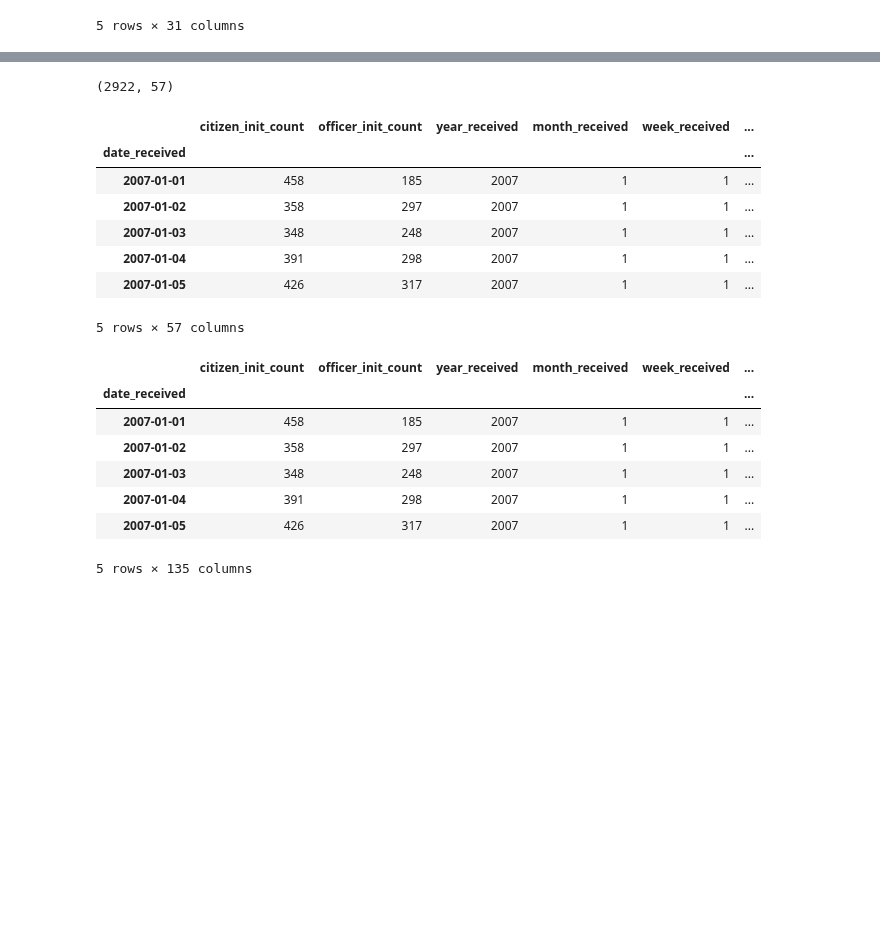
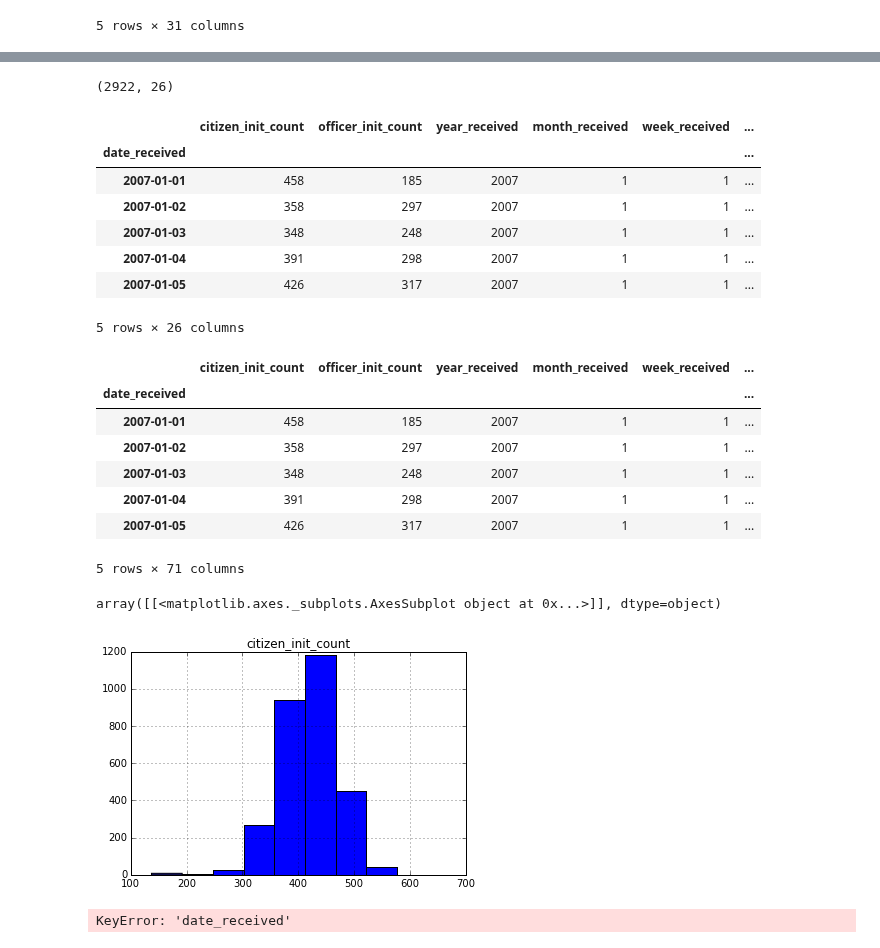
Before and after one commit to shihabhasan/call-for-service, a Jupyter notebook: working_files/notebooks/Time Series Analysis.ipynb, the cells around one changed output, grey strips where cells are left out. Cells and saved outputs as stored; diff of their text form; code cells hidden in the pictures; blank space fills up the shorter version.

Commit message:
Fix issues with DPD 2007-2014 forecast data

```diff
--- a/working_files/notebooks/Time Series Analysis.ipynb
+++ b/working_files/notebooks/Time Series Analysis.ipynb
@@ -858,7 +860,7 @@ forecast_df.head()
 | 2009-12-27 | 53 | 29.22 | 0.15 | 28.22 | 0.67 | 0 | 0.35 | ... |
 | 2013-02-13 | 48.72 | 38.79 | 0.9 | 41.74 | 0.88 | 1 | 0.12 | ... |
 # %%
-df = dpd_count_df.join(weather_df).join(forecast_df)
+df = dpd_count_df.join(forecast_df)#.join(weather_df)
 
 # Some of these categorical variables use Nones instead of 0 values.  Just replace those with 0s.
 # Also convert everything to an int, since it came in as a string.
@@ -869,7 +871,7 @@ df = df.convert_objects(convert_numeric=True)
 print(df.shape)
 df.head()
 # %% [output]
-(2922, 57)
+(2922, 26)
 |  | citizen_init_count | officer_init_count | year_received | month_received | week_received | ... |
 | date_received |  |  |  |  |  | ... |
 | 2007-01-01 | 458 | 185 | 2007 | 1 | 1 | ... |
@@ -877,7 +879,7 @@ df.head()
 | 2007-01-03 | 348 | 248 | 2007 | 1 | 1 | ... |
 | 2007-01-04 | 391 | 298 | 2007 | 1 | 1 | ... |
 | 2007-01-05 | 426 | 317 | 2007 | 1 | 1 | ... |
-5 rows × 57 columns
+5 rows × 26 columns
 # %%
 def quartile(x):
     for cutoff, val in (
@@ -888,38 +890,46 @@ def quartile(x):
             return val
     return 4
 
-continuous_cols = ['AWND', 'PRCP', 'SNOW', 'SNWD', 'TAVG', 'TMAX', 'TMIN', 'WDF2', 'WDF5', 'WSF2', 'WSF5',
+# We're not gonna use historical data anymore, since we can't forecast with it
+continuous_cols = [ #'AWND', 'PRCP', 'SNOW', 'SNWD', 'TAVG', 'TMAX', 'TMIN', 'WDF2', 'WDF5', 'WSF2', 'WSF5'
                   'apparentTemperatureMax', 'apparentTemperatureMin', 'cloudCover', 'dewPoint', 'humidity',
                   'moonPhase', 'precipIntensity', 'precipIntensityMax', 'precipProbability', 'pressure',
                   'temperatureMax', 'temperatureMin', 'visibility', 'windBearing', 'windSpeed']
 zeroable_cols = ['PRCP', 'SNOW', 'SNWD', 'WDF5', 'WSF5', 'AWND',
-                'apparentTemperatureMax', 'apparentTemperatureMin', 'cloudCover', 'dewPoint', 'humidity',
-                  'moonPhase', 'precipIntensity', 'precipIntensityMax', 'precipProbability', 'pressure',
-                  'temperatureMax', 'temperatureMin', 'visibility', 'windBearing', 'windSpeed']
+                 'cloudCover', 'dewPoint', 'humidity',
+                 'moonPhase', 'precipIntensity', 'precipIntensityMax', 'precipProbability', 'pressure',
+                 'visibility', 'windBearing', 'windSpeed']
 celsius_cols = ['TAVG', 'TMAX', 'TMIN']
+farenheit_cols = ['apparentTemperatureMax', 'apparentTemperatureMin', 'temperatureMax', 'temperatureMin']
 
 for col in continuous_cols:
     # Natural log transformation
 
     # Add one so we don't get ln(0) = -inf
     if col in zeroable_cols:
-        df[col + '_ln'] = np.log(df[col]+1)
+        df['ln_' + col] = np.log(df[col]+1)
 
     # Convert to (1/10th of degrees) Kelvin so we don't get ln(-x) = NaN
     elif col in celsius_cols:
-        df[col + '_ln'] = np.log(df[col] + 273.15 * 10)
+        df['ln_' + col] = np.log(df[col] + 273.15 * 10)
+
+    # Convert to degrees Kelvin
+    elif col in farenheit_cols:
+        df['ln_' + col] = np.log((df[col] + 459.67) * (5/9))
 
     else:
-        df[col + '_ln'] = np.log(df[col])
+        df['ln_' + col] = np.log(df[col])
+
+
 
     # Quartile binning
     q1 = df[col].quantile(q=.25)
     q2 = df[col].quantile(q=.50)
     q3 = df[col].quantile(q=.75)
-    df[col + '_quartile'] = df[col].apply(quartile)
+    df['quartile_' + col] = df[col].apply(quartile)
 
     # Binary conversion
-    df[col + '_binary'] = df[col].apply(lambda x: 0 if x == 0 else 1)
+    df['binary_' + col] = df[col].apply(lambda x: 0 if x == 0 else 1)
 
 df.head()
 # %% [output]
@@ -930,6 +940,15 @@ df.head()
 | 2007-01-03 | 348 | 248 | 2007 | 1 | 1 | ... |
 | 2007-01-04 | 391 | 298 | 2007 | 1 | 1 | ... |
 | 2007-01-05 | 426 | 317 | 2007 | 1 | 1 | ... |
-5 rows × 135 columns
+5 rows × 71 columns
 # %%
 df.to_csv('../csv_data/dpd_time_series_analysis_all.csv')
+# %%
+pd.DataFrame.hist(df, column='citizen_init_count')
+# %% [output]
+array([[<matplotlib.axes._subplots.AxesSubplot object at 0x...>]], dtype=object)
+[figure, added]
+# %%
+df[df.index.day == '30']
+# %% [output]
+KeyError: 'date_received'
```
Also changed, not shown: parts of 1 cell of this notebook, 1 other file.
